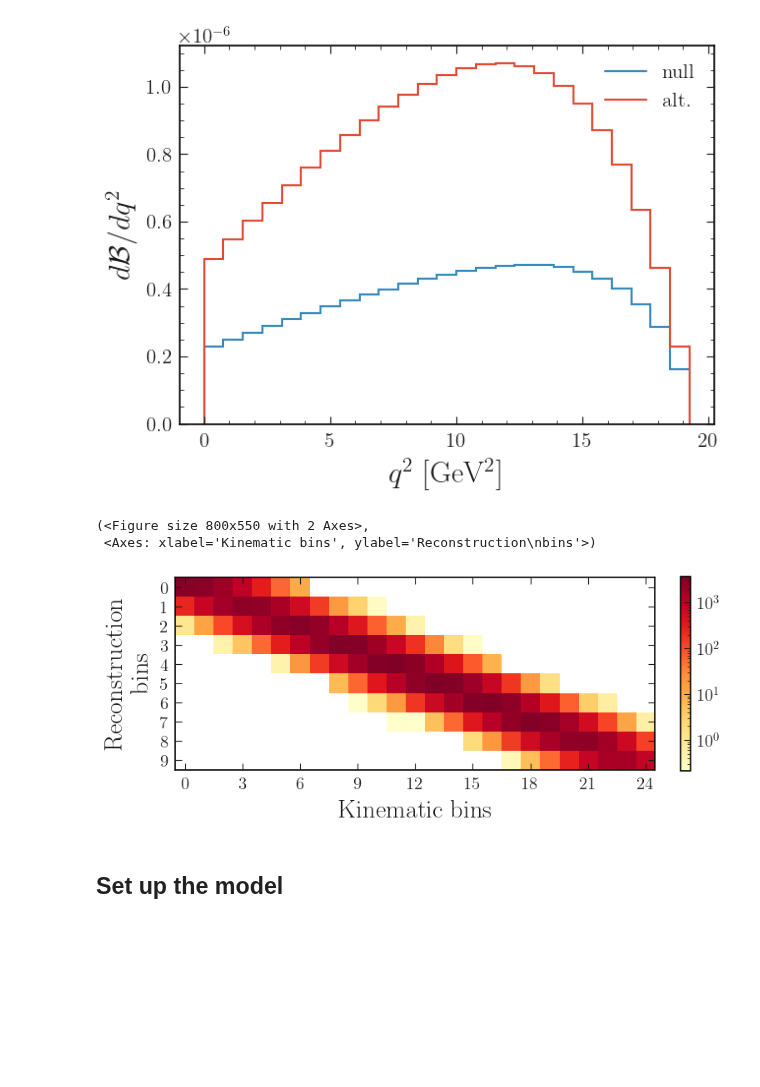
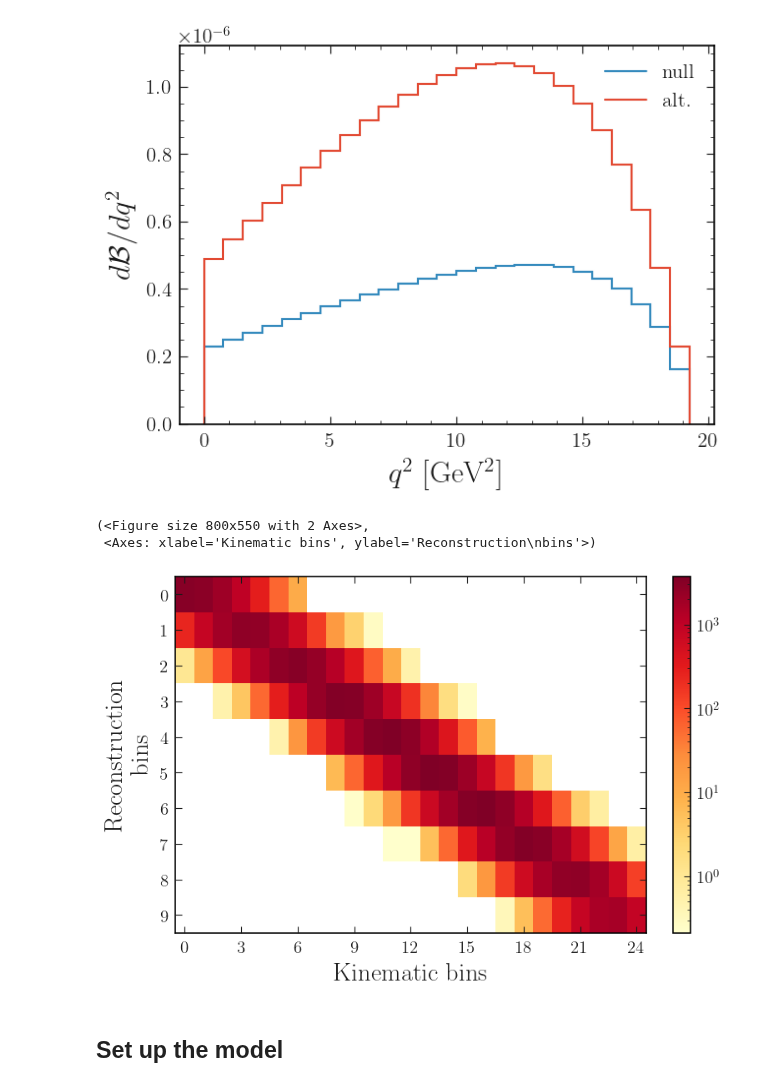
Before and after one commit to lorenzennio/redist, a Jupyter notebook: examples/ksnunu/ksnunu_model.ipynb, the cells around one changed output. Saved outputs shown, nothing was run; the diff lists cells and outputs as text; code cells hidden in the pictures; blank space fills up the shorter version.

```diff
--- a/examples/ksnunu/ksnunu_model.ipynb
+++ b/examples/ksnunu/ksnunu_model.ipynb
@@ -233,11 +225,11 @@ plot.dists(cmod, pars, lims, labels)
  <Axes: xlabel='$q^2$ [GeV$^2$]', ylabel='$d\\mathcal{B}/dq^2$'>)
 [figure]
 # %%
-plot.map(cmod, cmap='YlOrRd', norm=LogNorm())
+plot.map(cmod, cmap='YlOrRd', norm=LogNorm(), aspect='auto')
 # %% [output]
 (<Figure size 800x550 with 2 Axes>,
  <Axes: xlabel='Kinematic bins', ylabel='Reconstruction\nbins'>)
-[figure, old version]
+[figure, new version]
 # %% [markdown]
 ## Set up the model
 # %%
```
Also changed, not shown: parts of 2 cells of this notebook, 1 other file.
